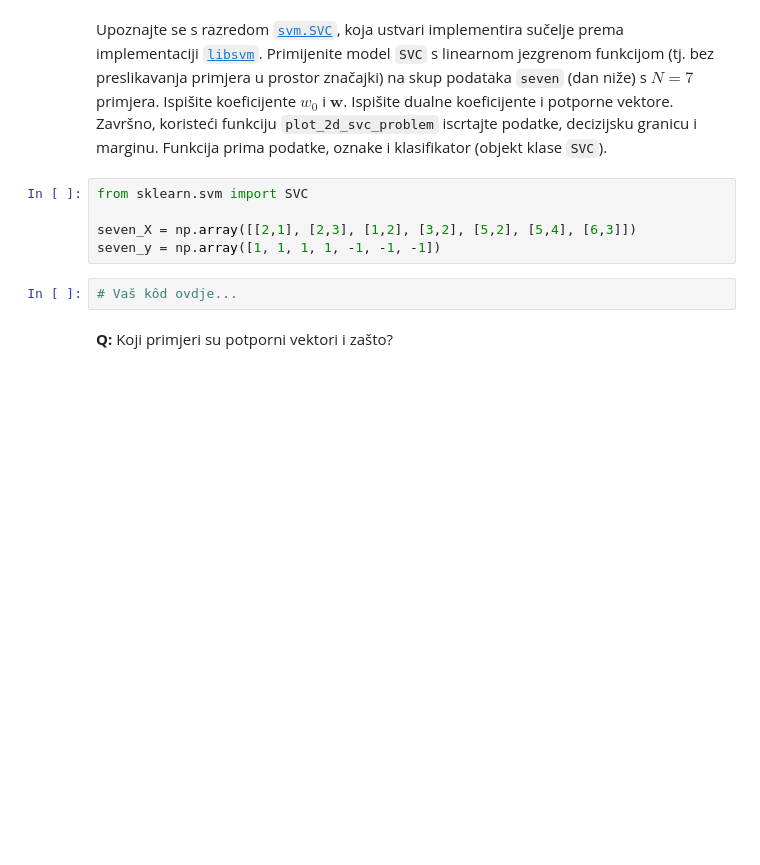
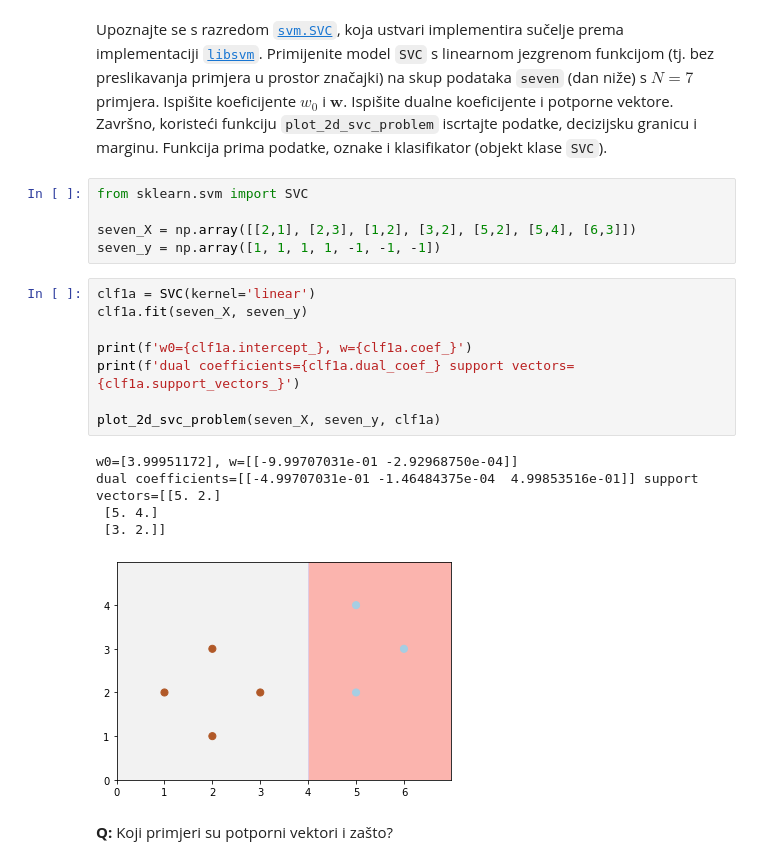
Before and after one commit to mateoim/su-lab-20-21, a Jupyter notebook: lab03/SU-2020-LAB03-0036509386.ipynb, the cells around one changed output. Saved outputs shown, nothing was run; the diff lists cells and outputs as text; blank space fills up the shorter version.

```diff
--- a/lab03/SU-2020-LAB03-0036509386.ipynb
+++ b/lab03/SU-2020-LAB03-0036509386.ipynb
@@ -133,8 +133,20 @@ from sklearn.svm import SVC
 
 seven_X = np.array([[2,1], [2,3], [1,2], [3,2], [5,2], [5,4], [6,3]])
 seven_y = np.array([1, 1, 1, 1, -1, -1, -1])
-# %%
-# Vaš kôd ovdje...
+# %%
+clf1a = SVC(kernel='linear')
+clf1a.fit(seven_X, seven_y)
+
+print(f'w0={clf1a.intercept_}, w={clf1a.coef_}')
+print(f'dual coefficients={clf1a.dual_coef_} support vectors={clf1a.support_vectors_}')
+
+plot_2d_svc_problem(seven_X, seven_y, clf1a)
+# %% [output]
+w0=[3.99951172], w=[[-9.99707031e-01 -2.92968750e-04]]
+dual coefficients=[[-4.99707031e-01 -1.46484375e-04  4.99853516e-01]] support vectors=[[5. 2.]
+ [5. 4.]
+ [3. 2.]]
+[figure, added]
 # %% [markdown]
 **Q:** Koji primjeri su potporni vektori i zašto?
 # %% [markdown]
```
Also changed, not shown: parts of 2 cells of this notebook.
